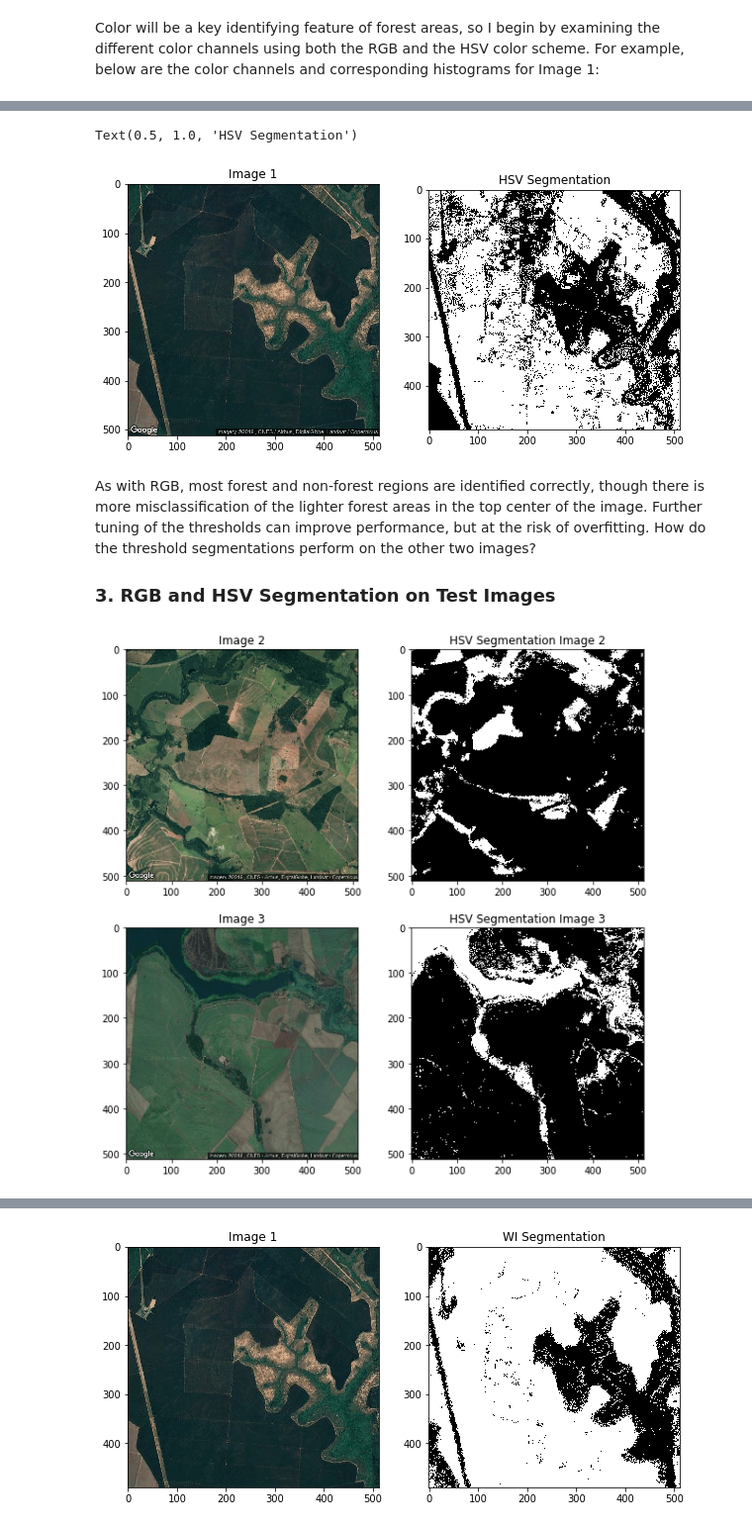
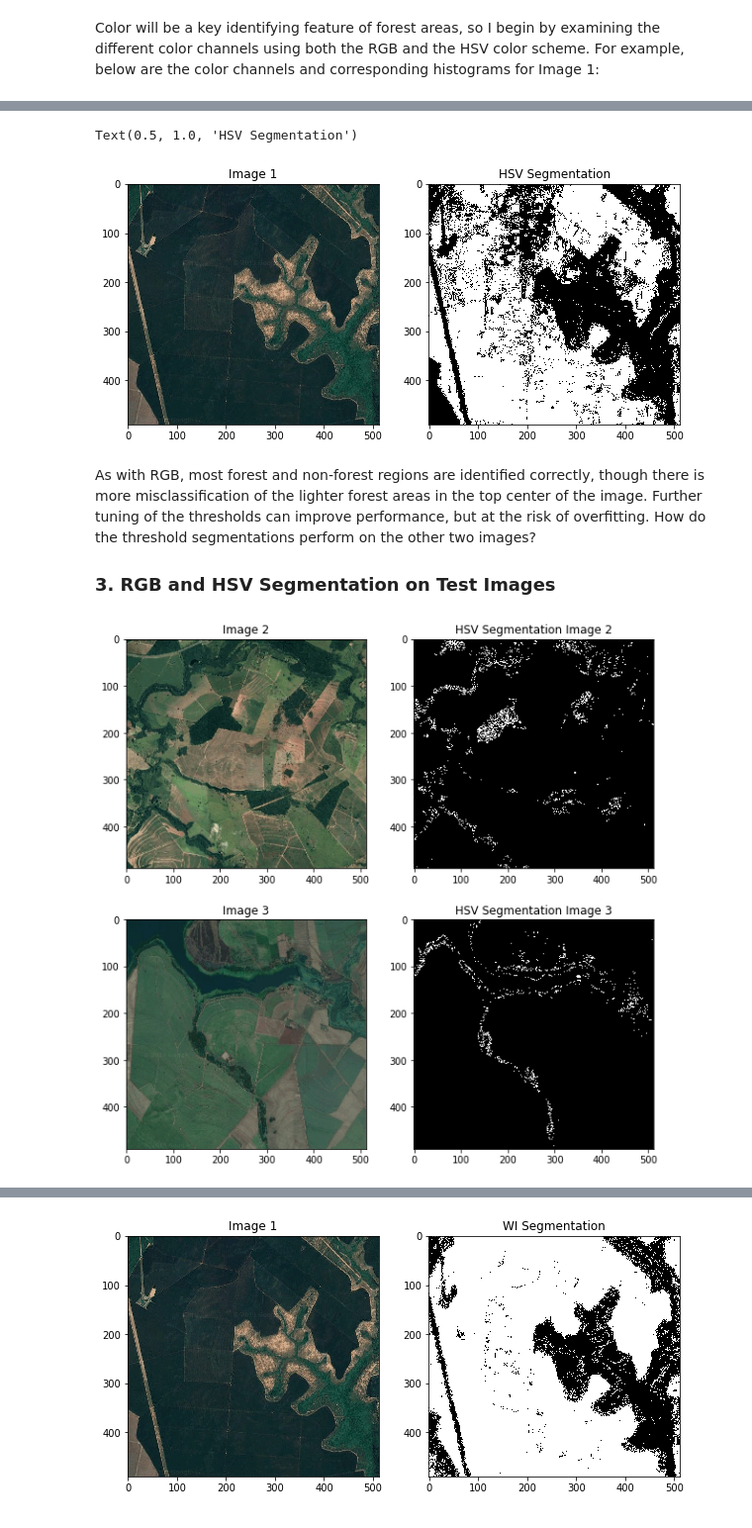
Before and after one commit to KRoster/ImageProcessingProject, a Jupyter notebook: Partial Report.ipynb, the cells around one changed output, grey strips where cells are left out. Shown at 99% size. Saved outputs shown, nothing was run; the diff lists cells and outputs as text; code cells hidden in the pictures.

```diff
--- a/Partial Report.ipynb
+++ b/Partial Report.ipynb
@@ -124,7 +130,8 @@ White areas represent forest cover. This segmentation correctly identifies most
 ### 2. HSV
 # %%
 ## HSV thresholding (histograms above)
-img_hsv_trees = np.where((img_hsv[:,:,0]<0.6) & (img_hsv[:,:,0]>0.4) &
+# 0.45<H<0.55, S?, 0.1<V<0.2
+img_hsv_trees = np.where((img_hsv[:,:,0]<0.6) & (img_hsv[:,:,0]>0.5) &
                          (img_hsv[:,:,2]<0.3),
                          1,0)
 plt.figure(figsize=(10,5))
@@ -132,39 +139,60 @@ plt.subplot(121); plt.imshow(img); plt.title('Image 1')
 plt.subplot(122);plt.imshow(img_hsv_trees, cmap='gray'); plt.title('HSV Segmentation')
 # %% [output]
 Text(0.5, 1.0, 'HSV Segmentation')
-[figure, old version]
+[figure, new version]
 # %% [markdown]
 As with RGB, most forest and non-forest regions are identified correctly, though there is more misclassification of the lighter forest areas in the top center of the image. Further tuning of the thresholds can improve performance, but at the risk of overfitting. How do the threshold segmentations perform on the other two images?
 
 ### 3. RGB and HSV Segmentation on Test Images
 # %%
-### HSV segmentation
-def HSV_seg(img):
-    # separate the channels
+# utility function to normalize RGB before segmentation
+def RGB_normalizer(img):
+    '''
+    Takes as input an RGB image and normalizes each channel to range 0-1.
+    Returns stacked array with three arrays of normalized R, G, and B
+    '''
     Red = img[:,:,0].astype('float')
     Green = img[:,:,1].astype('float')
     Blue = img[:,:,2].astype('float')
-    # normalized to range 0-1
+    # normalize to range 0-1
     Rnorm = (Red - Red.min())/(Red.max() - Red.min())
     Gnorm = (Green - Green.min())/(Green.max() - Green.min())
     Bnorm = (Blue - Blue.min())/(Blue.max() - Blue.min())
 
-    img_hsv = matplotlib.colors.rgb_to_hsv(np.dstack((Rnorm, Gnorm, Bnorm)))
+    img_out = np.dstack((Rnorm, Gnorm, Bnorm))
+
+    return(img_out)
+
+
+### HSV segmentation function
+def HSV_seg(img, normalized = True):
+    '''
+    Segments image according to thresholds defined via histogram method
+    Takes as input either RGB or normalized RGB.
+    Returns binary matrix segmented into forest(1) and non-forest(0) areas.
+    '''
+    # normalize RGB channels if necessary:
+    if normalized==False:
+        img_norm = RGB_normalizer(img)
+    elif normalized==True:
+        img_norm = img.copy()
+    # convert to HSV:
+    img_hsv = matplotlib.colors.rgb_to_hsv(img_norm)
     # apply threshold:
-    img_hsv_trees = np.where((img_hsv[:,:,0]<0.6) & (img_hsv[:,:,0]>0.4) &
+    img_hsv_trees = np.where((img_hsv[:,:,0]<0.6) & (img_hsv[:,:,0]>0.5) &
                          (img_hsv[:,:,2]<0.3),
                          1,0)
     return(img_hsv_trees)
 
 ## apply to images 2 and 3:
-img2_hsv_trees = HSV_seg(img2)
-img3_hsv_trees = HSV_seg(img3)
+img2_hsv_trees = HSV_seg(img2, normalized = False)
+img3_hsv_trees = HSV_seg(img3, normalized = False)
 
 # plot results:
 plt.figure(figsize=(10,10))
 plt.subplot(221); plt.imshow(img2); plt.title("Image 2");
 plt.subplot(222); plt.imshow(img2_hsv_trees, cmap = 'gray'); plt.title("HSV Segmentation Image 2");
 plt.subplot(223); plt.imshow(img3); plt.title("Image 3");
 plt.subplot(224); plt.imshow(img3_hsv_trees, cmap = 'gray'); plt.title("HSV Segmentation Image 3");
 # %% [output]
-[figure, old version]
+[figure, new version]
```
Also changed, not shown: parts of 16 cells of this notebook.
